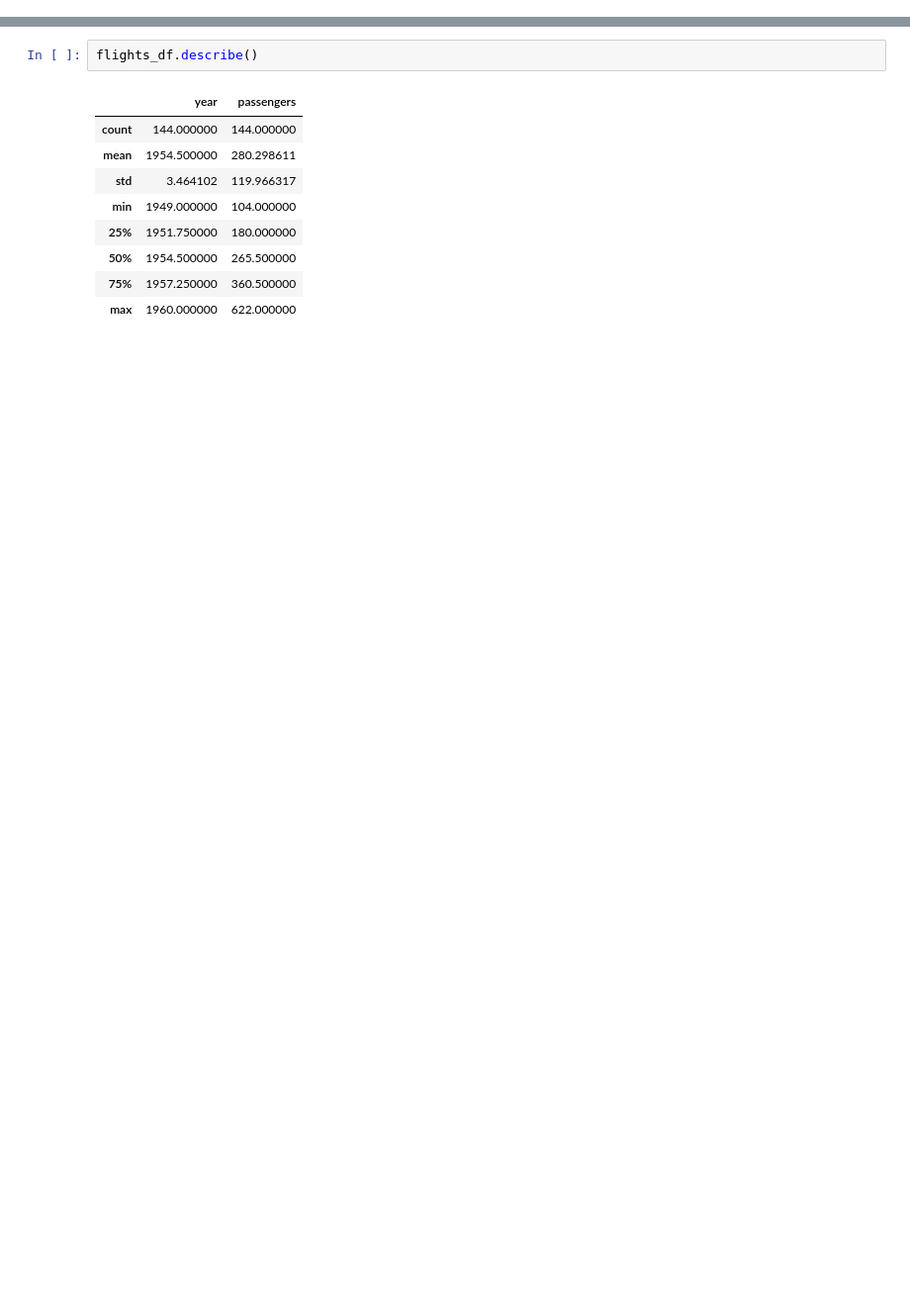
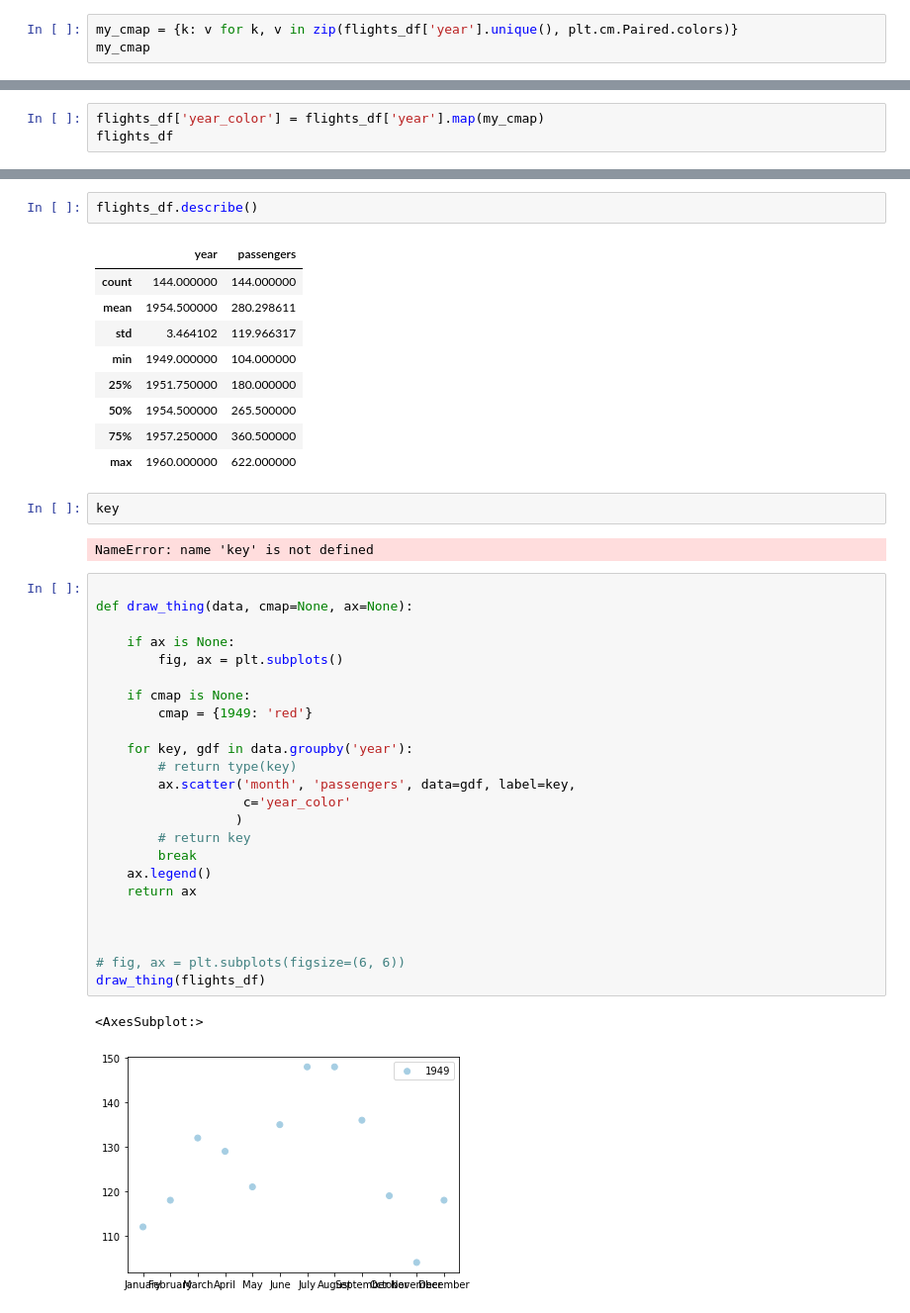
Before and after one commit to nssanch/teaching_datasci, a Jupyter notebook: demonstrations/Matplotlib_Demo.ipynb, the cells around one changed output, grey strips where cells are left out. Shown: that part at 99% size. Cells and saved outputs as stored; diff of their text form; blank space fills up the shorter version.

```diff
--- a/demonstrations/Matplotlib_Demo.ipynb
+++ b/demonstrations/Matplotlib_Demo.ipynb
@@ -29,0 +59,3 @@ flights_df.shape=(144, 3)
+# %%
+my_cmap = {k: v for k, v in zip(flights_df['year'].unique(), plt.cm.Paired.colors)}
+my_cmap
@@ -29,0 +75,3 @@ flights_df.shape=(144, 3)
+# %%
+flights_df['year_color'] = flights_df['year'].map(my_cmap)
+flights_df
@@ -39,4 +106,35 @@ flights_df.describe()
 | 50% | 1954.500000 | 265.500000 |
 | 75% | 1957.250000 | 360.500000 |
 | max | 1960.000000 | 622.000000 |
+# %%
+key
+# %% [output]
+NameError: name 'key' is not defined
+# %%
+
+def draw_thing(data, cmap=None, ax=None):
+
+    if ax is None:
+        fig, ax = plt.subplots()
+
+    if cmap is None:
+        cmap = {1949: 'red'}
+
+    for key, gdf in data.groupby('year'):
+        # return type(key)
+        ax.scatter('month', 'passengers', data=gdf, label=key,
+                   c='year_color'
+                  )
+        # return key
+        break
+    ax.legend()
+    return ax
+
+
+
+# fig, ax = plt.subplots(figsize=(6, 6))
+draw_thing(flights_df)
+# %% [output]
+<AxesSubplot:>
+[figure, added]
 # %%
```
Also changed, not shown: parts of 12 cells of this notebook.
